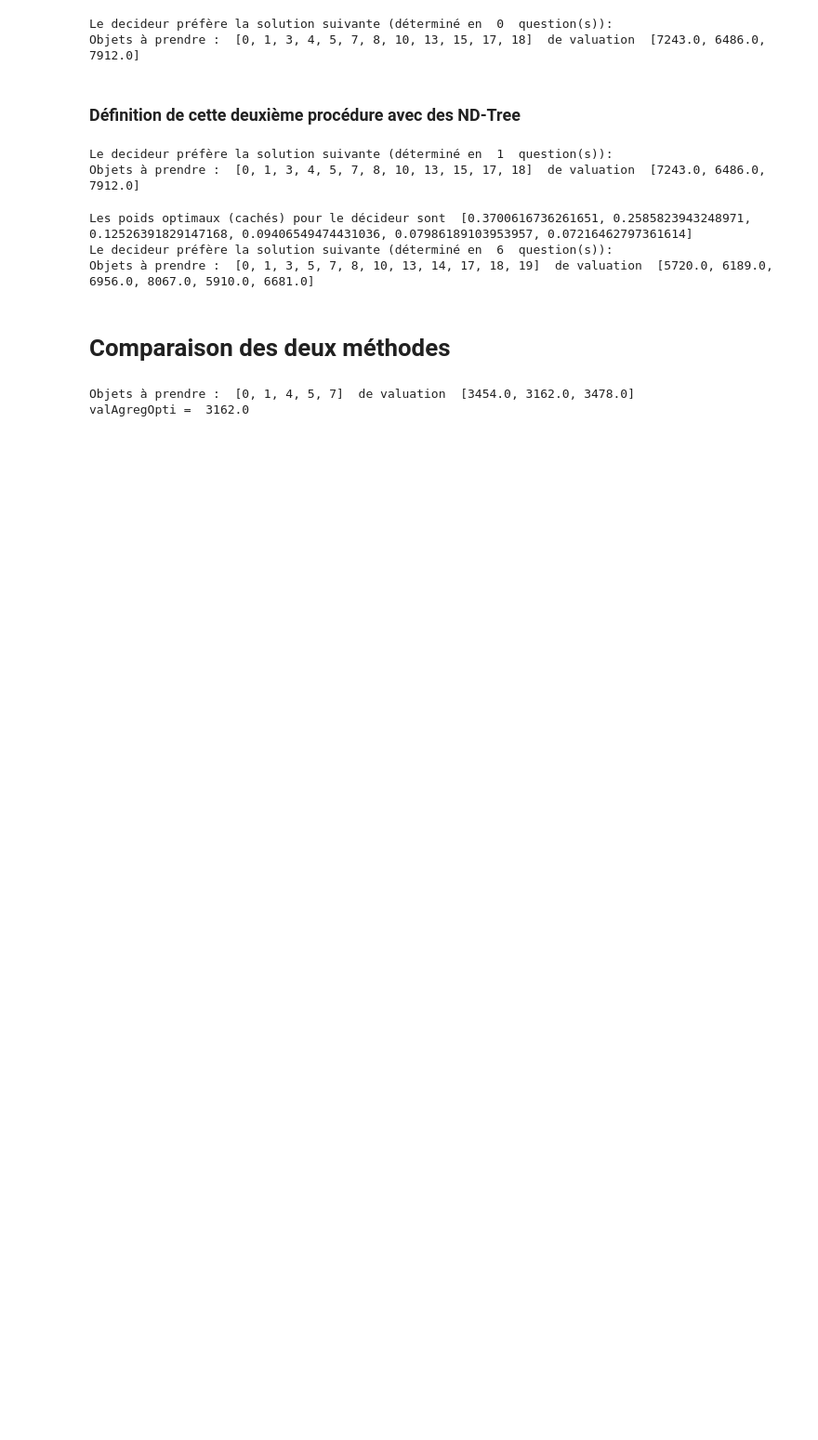
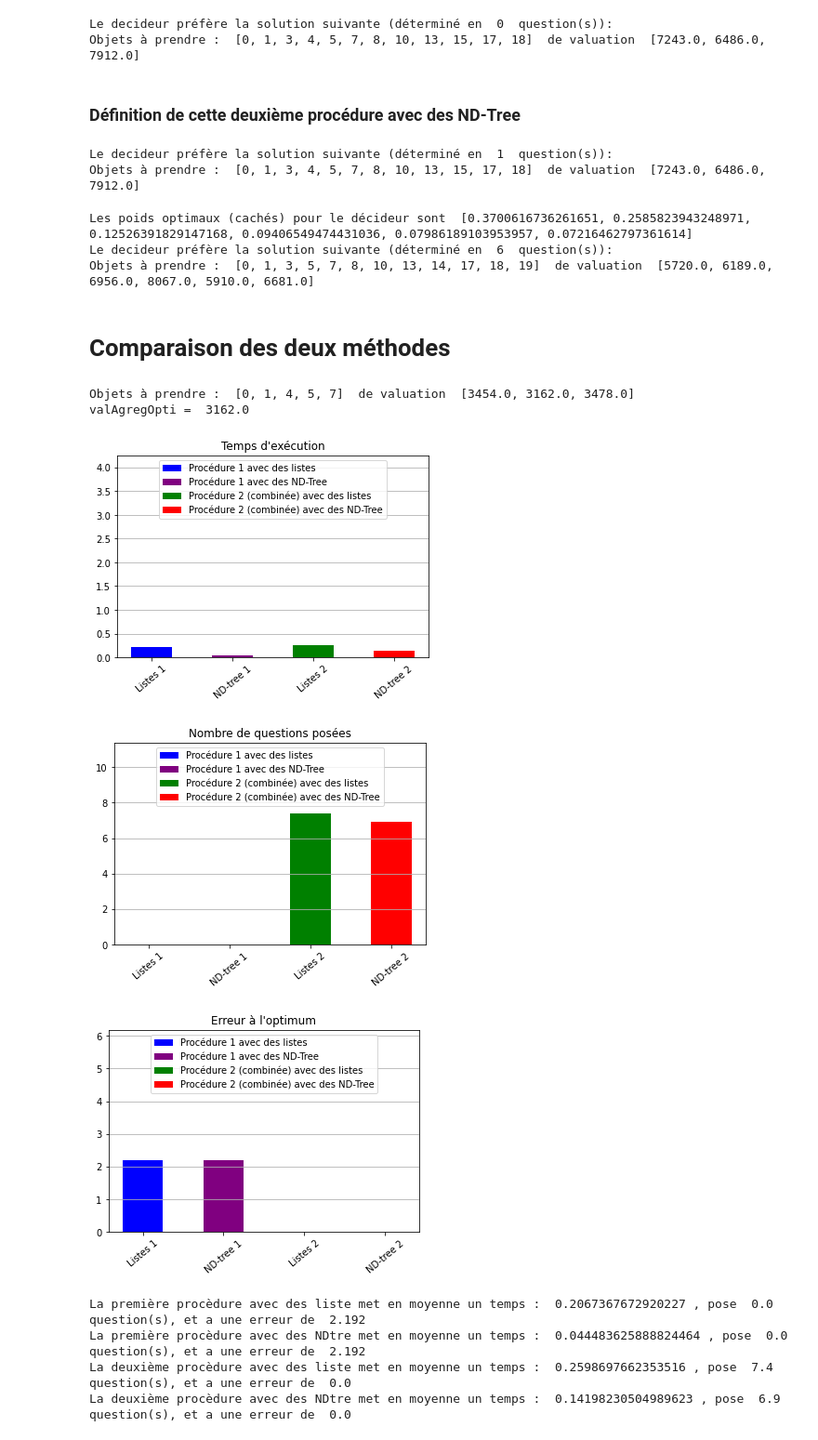
Before and after one commit to EmilieBiegas/Projet-MADMC, a Jupyter notebook: MADMC_Projet.ipynb, the cells around one changed output. Shown at 93% size. Cells and saved outputs as stored; diff of their text form; code cells hidden in the pictures; blank space fills up the shorter version.

```diff
--- a/MADMC_Projet.ipynb
+++ b/MADMC_Projet.ipynb
@@ -684,4 +704,23 @@ def OWA(valuations, poids):
 	valuations = sorted(valuations) # On trie les valuations
 	return sum([valuations[i] * poids[i] for i in range(len(poids))])
 
-# PB def Choquet():
+def Choquet(valuations, poids):
+	"""Fonction permettant de calculer l'intégrale de Choquet selon la capacité poids en entrée
+	Paramètres : valuations un vecteur de valuation d'une solution
+                 poids la capacité sous forme de dictionnaire
+    Retourne l'intégrale de Choquet des valuations selon les poids en entrée"""
+	valuationTries = [(i, valuations[i]) for i in range(len(valuations))]
+	valuationTries = sorted(valuationTries, key=lambda val: val[1])
+	ListIndices = [i for i,_ in valuationTries]
+
+	res = valuationTries[0][1]
+	for i in range(1, len(valuations)):
+		ListIndices = ListIndices[1:]
+		res += (valuationTries[i][1] - valuationTries[i-1][1]) * LectureCapacite(poids, sorted(ListIndices))
+	return res
+# %%
+# PB test
+mon_dictionnaire = {"": 0, "0": 0.2, "1": 0.1, "2": 0.3, "0,1":0.45, "0,2":0.5, "1,2":0.65, "0,1,2":1}
+x = [10,5,15]
+y = [10,12,8]
+Choquet(x, mon_dictionnaire)
@@ -721,3 +762,16 @@ def PMR(x, y, v, preferences, fctAgregation):
         return PMR_SommePonderee(xVal, yVal, preferencesVal)
 
     # PB Choquet
+# %%
+n=3 # PB test
+indicesCrit = [i for i in range(n)] # Indice des critères
+ensemblesCap = []
+for i in range(len(x)+1):
+    for comb in combinations(indicesCrit, i):
+        ensemblesCap.append(set(comb))
+print("PB Ensemble des capacités : ", ensemblesCap)
+indicesEnsCap = [i for i in range(len(ensemblesCap))] # Chaque indice correspond à un ensemble
+print(ensemblesCap.index(set([2,1])))
+
+v = [1,2,3,4,5]
+print(v[-1])
@@ -1599,14 +1803,22 @@ def ComparaisonsMéthodes(W, w, v, fctAgregation, nbRep=20, verbose=False): # PB
 # %%
 # Tests
 # Instance partielle (20 objets, 3 critères) :
 nbObjets = 20
-nbCriteres = 6
+nbCriteres = 3
 n, W, w, v = LectureInstanceParticuliere("2KP200-TA-0.dat", nbObjets, nbCriteres)
-fctAgregation = "OWA"
-tmpsProc1List, tmpsProc1ND, tmpsProc2List, tmpsProc2ND, nbQuestProc1List, nbQuestProc1ND, nbQuestProc2List, nbQuestProc2ND, errOptiProc1List, errOptiProc1ND, errOptiProc2List, errOptiProc2ND = ComparaisonsMéthodes(W, w, v, fctAgregation, nbRep=3, verbose=False)
+fctAgregation = "SP" #"OWA"
+tmpsProc1List, tmpsProc1ND, tmpsProc2List, tmpsProc2ND, nbQuestProc1List, nbQuestProc1ND, nbQuestProc2List, nbQuestProc2ND, errOptiProc1List, errOptiProc1ND, errOptiProc2List, errOptiProc2ND = ComparaisonsMéthodes(W, w, v, fctAgregation, nbRep=20, verbose=False)
 print("La première procèdure avec des liste met en moyenne un temps : ", tmpsProc1List, ", pose ", nbQuestProc1List, " question(s), et a une erreur de ", errOptiProc1List)
 print("La première procèdure avec des NDtre met en moyenne un temps : ", tmpsProc1ND, ", pose ", nbQuestProc1ND, " question(s), et a une erreur de ", errOptiProc1ND)
 print("La deuxième procèdure avec des liste met en moyenne un temps : ", tmpsProc2List, ", pose ", nbQuestProc2List, " question(s), et a une erreur de ", errOptiProc2List)
 print("La deuxième procèdure avec des NDtre met en moyenne un temps : ", tmpsProc2ND, ", pose ", nbQuestProc2ND, " question(s), et a une erreur de ", errOptiProc2ND)
+# %% [output]
+[figure, added]
+[figure, added]
+[figure, added]
+La première procèdure avec des liste met en moyenne un temps :  0.2067367672920227 , pose  0.0  question(s), et a une erreur de  2.192
+La première procèdure avec des NDtre met en moyenne un temps :  0.044483625888824464 , pose  0.0  question(s), et a une erreur de  2.192
+La deuxième procèdure avec des liste met en moyenne un temps :  0.2598697662353516 , pose  7.4  question(s), et a une erreur de  0.0
+La deuxième procèdure avec des NDtre met en moyenne un temps :  0.14198230504989623 , pose  6.9  question(s), et a une erreur de  0.0
 # %%
 # PB enlever les TME et les print
```
Also changed, not shown: parts of 9 cells of this notebook.
